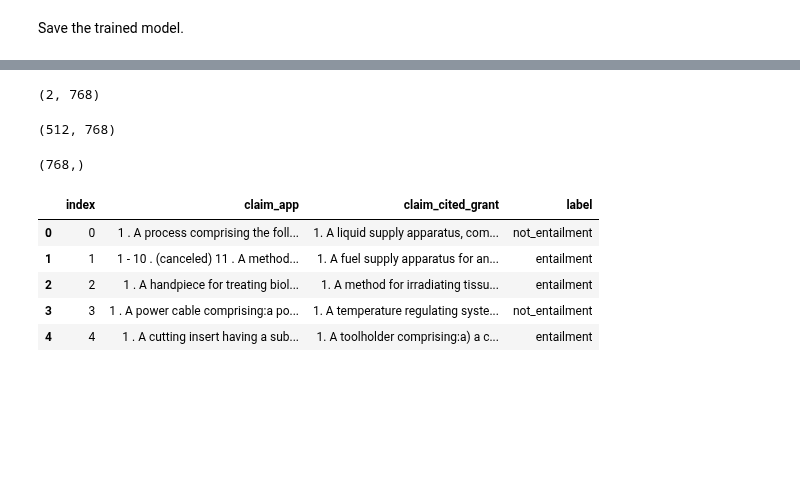
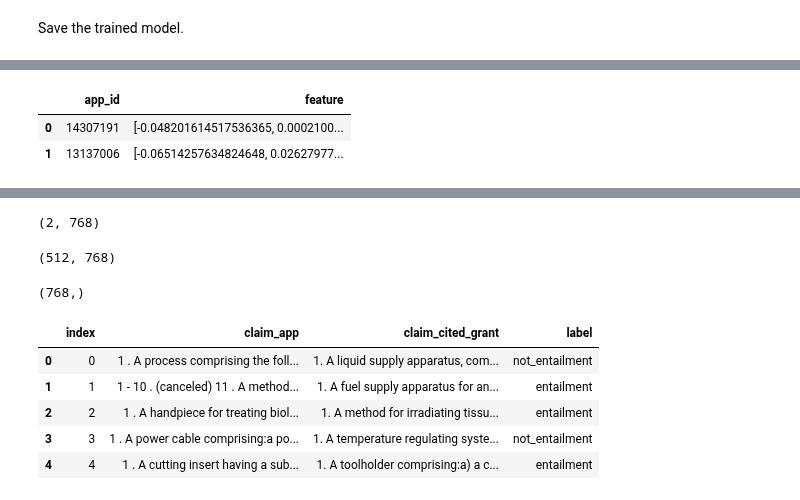
Before and after one commit to yoheikikuta/US-patent-analysis, a Jupyter notebook: notebook/tripletloss_model_using_extracted_features_from_BERT.ipynb, the cells around one changed output, grey strips where cells are left out. Cells and saved outputs as stored; diff of their text form; code cells hidden in the pictures; blank space fills up the shorter version.

```diff
--- a/notebook/tripletloss_model_using_extracted_features_from_BERT.ipynb
+++ b/notebook/tripletloss_model_using_extracted_features_from_BERT.ipynb
@@ -523,0 +550,10 @@ test_feature[ test_feature['index'] == 1470 ]
+# %%
+%%time
+
+sim_dict = {
+    app_id:{ parsed:np.sum(test_f*grants_f)
+            for parsed, grants_f
+            in zip(grants_extracted_features_df['parsed'], grants_extracted_features_df['extracted_feature']) }
+    for app_id, test_f
+    in zip(test_extracted_features_df['app_id'], test_extracted_features_df['extracted_feature'])
+}
@@ -523,0 +563,14 @@ test_feature[ test_feature['index'] == 1470 ]
+# %%
+%%time
+
+all_ranks = []
+
+for app_id in test_extracted_features_df['app_id']:
+    cited_grants = get_cited_grants(citations_info_target, app_id)
+    sorted_kv = reversed(sort_similarity_by_value(sim_dict, app_id))  # higher score, similar patent
+
+    idx = 1
+    for k,v in sorted_kv:
+        if k in cited_grants:
+            all_ranks.append(idx)
+        idx += 1
@@ -523,0 +598,14 @@ test_feature[ test_feature['index'] == 1470 ]
+# %%
+test_app_feature_1000['feature'] = [
+    v/np.linalg.norm(v) for v in test_app_feature_1000['feature']
+]
+
+grants_feature_2000['feature'] = [
+    v/np.linalg.norm(v) for v in grants_feature_2000['feature']
+]
+# %%
+test_app_feature_1000.head(2)
+# %% [output]
+|  | app_id | feature |
+| 0 | 14307191 | [-0.048201614517536365, 0.0002100... |
+| 1 | 13137006 | [-0.06514257634824648, 0.02627977... |
```
Also changed, not shown: parts of 57 cells of this notebook.
